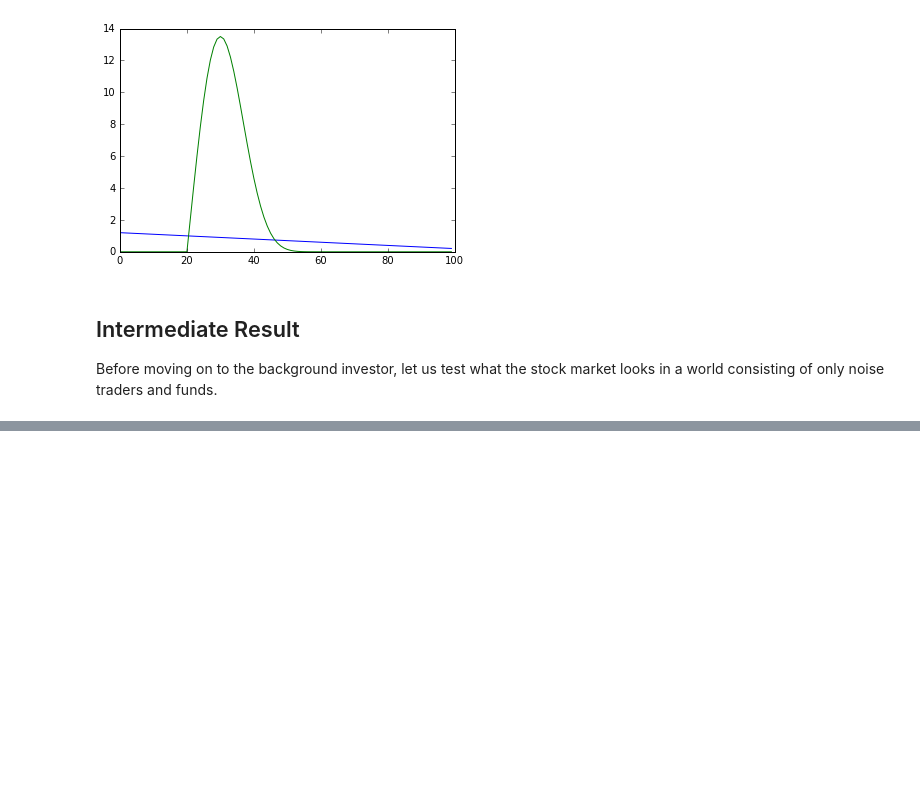
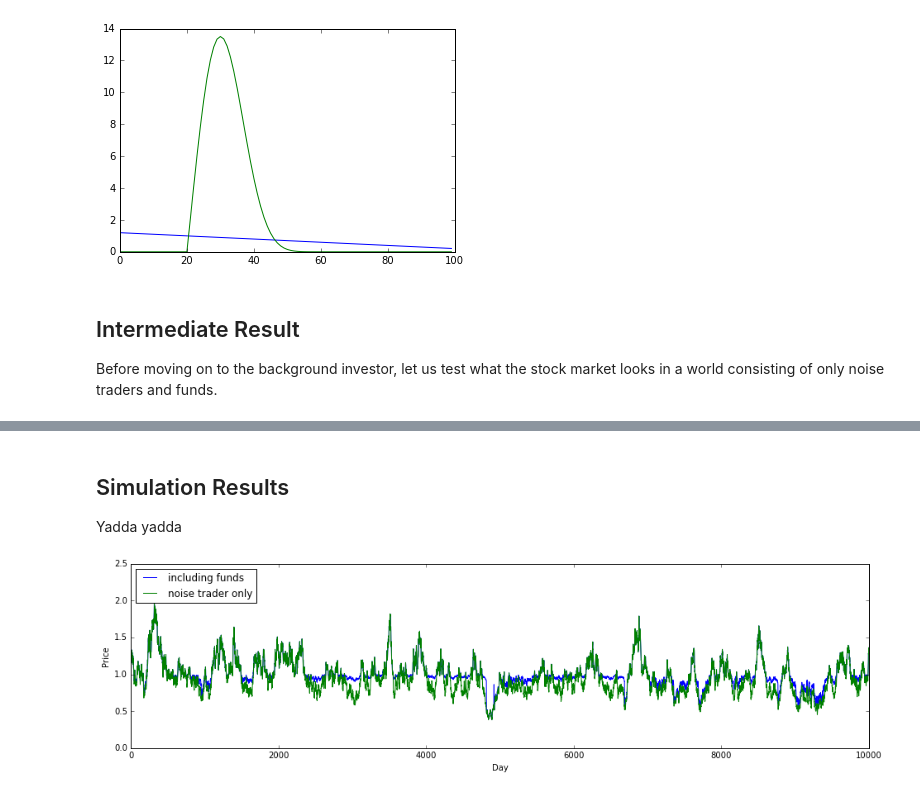
Before and after one commit to davidrpugh/sfi-complexity-mooc, a Jupyter notebook: notebooks/leverage.ipynb, the cells around one changed output, grey strips where cells are left out. Saved outputs shown, nothing was run; the diff lists cells and outputs as text; code cells hidden in the pictures; blank space fills up the shorter version.

```diff
--- a/notebooks/leverage.ipynb
+++ b/notebooks/leverage.ipynb
@@ -356,0 +409,47 @@ plot.show()
+# %% [markdown]
+<h2>Simulation Results</h2>
+Yadda yadda
+# %%
+def initializeDynamicFunds():
+    funds = []
+    Fund.maxLeverage = 50
+    for beta in range(1, 11):
+        funds.append(DynamicFund(beta * 5))
+    return funds
+# %%
+funds = initializeDynamicFunds()
+days = range(1, 10000)
+oldprice = 1
+prices = [oldprice]
+noiseTraderInvestment = 1000
+noiseTraderPrices = [noiseTraderInvestment/N]
+fundWealth = []
+for day in days:
+    noiseTraderInvestment = calculateNoiseTraderInvestment(noiseTraderInvestment)
+    newprice = findEquilibrium(noiseTraderInvestment, funds)
+    currentWealth = []
+    for f in funds:
+        f.trade(newprice)
+        bankrupt = f.checkBankrupt(newprice)
+        f.processInflows(oldprice, newprice)
+        currentWealth.append(f.getWealth(newprice))
+
+    prices.append(newprice)
+    oldprice = newprice
+    noiseTraderPrice = min(noiseTraderInvestment/N, maxPrice)
+
+     # In the current setup, the market price should always be at least as high as the price without funds
+    assert noiseTraderPrice <= newprice + 0.001, "Price fell to " + str(newprice) + " which is below the noise trader price of " + str(noiseTraderPrice)
+
+    noiseTraderPrices.append(noiseTraderPrice)
+    fundWealth.append(currentWealth)
+
+plot.figure(figsize=(16,4))
+plot.plot([0] + list(days), prices, 'b', label='including funds')
+plot.plot([0] + list(days), noiseTraderPrices, 'g', label='noise trader only')
+plot.xlabel('Day')
+plot.ylabel('Price')
+plot.legend(loc='upper left')
+plot.show()
+# %% [output]
+[figure, added]
```
Also changed, not shown: parts of 18 cells of this notebook.
